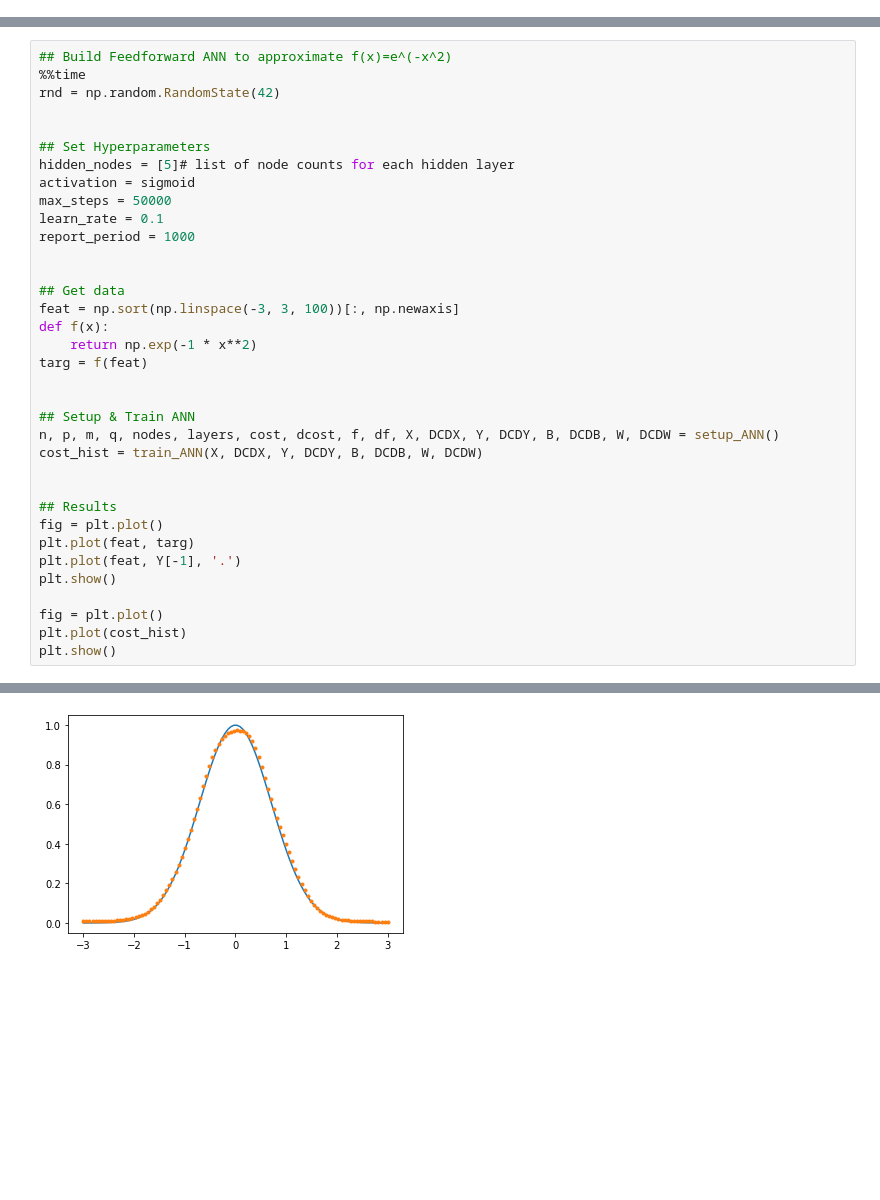
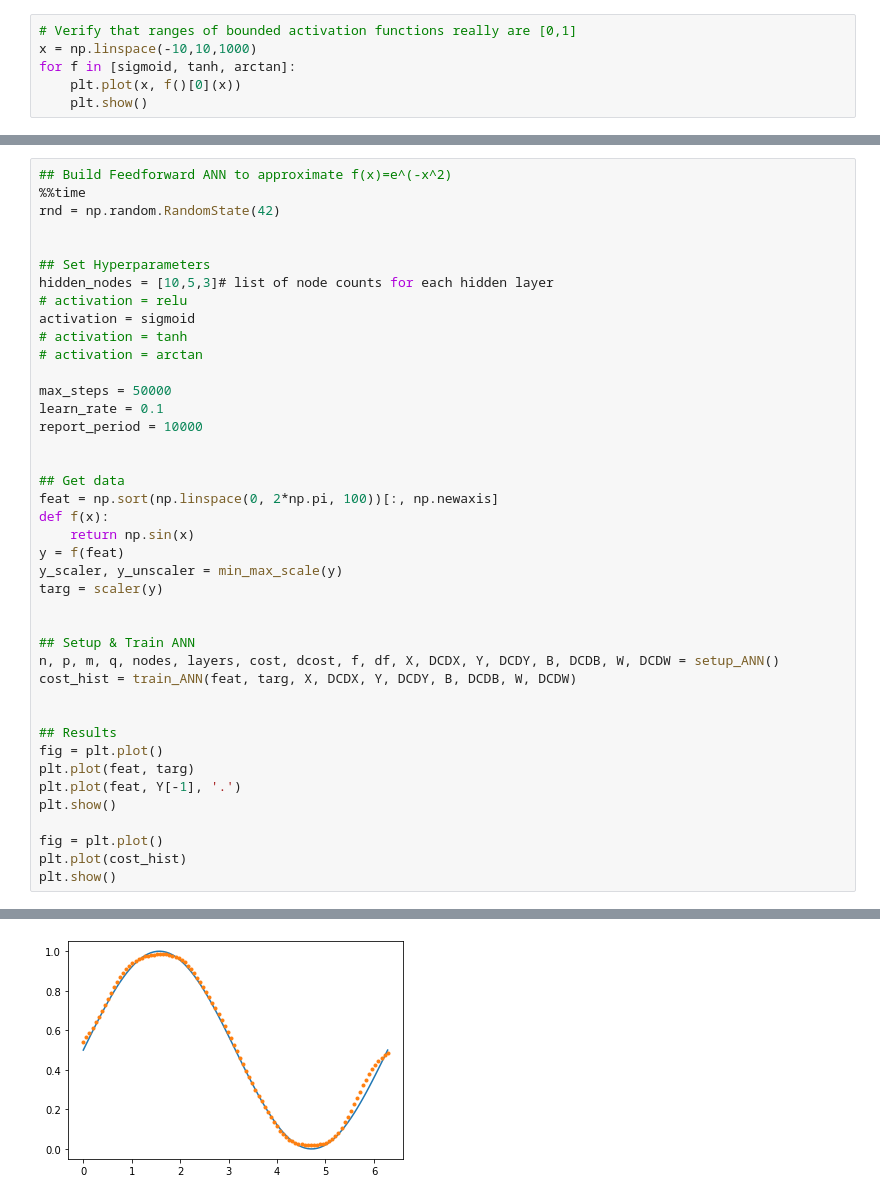
Before and after one commit to drscook/m5364_19fl_Data_Mining1, a Jupyter notebook: DM2/Intro_to_Rudimentary_Neural_Networks.ipynb, the cells around one changed output, grey strips where cells are left out. Cells and saved outputs as stored; diff of their text form; blank space fills up the shorter version.

```diff
--- a/DM2/Intro_to_Rudimentary_Neural_Networks.ipynb
+++ b/DM2/Intro_to_Rudimentary_Neural_Networks.ipynb
@@ -148,3 +163,9 @@ def descend_gradient(B, W):
     for l in range(layers-1):
         B[l] -= DCDB[l] / m * learn_rate
         W[l] -= DCDW[l] / m * learn_rate
+# %%
+# Verify that ranges of bounded activation functions really are [0,1]
+x = np.linspace(-10,10,1000)
+for f in [sigmoid, tanh, arctan]:
+    plt.plot(x, f()[0](x))
+    plt.show()
@@ -155,23 +180,29 @@ rnd = np.random.RandomState(42)
 
 
 ## Set Hyperparameters
-hidden_nodes = [5]# list of node counts for each hidden layer
+hidden_nodes = [10,5,3]# list of node counts for each hidden layer
+# activation = relu
 activation = sigmoid
+# activation = tanh
+# activation = arctan
+
 max_steps = 50000
 learn_rate = 0.1
-report_period = 1000
+report_period = 10000
 
 
 ## Get data
-feat = np.sort(np.linspace(-3, 3, 100))[:, np.newaxis]
+feat = np.sort(np.linspace(0, 2*np.pi, 100))[:, np.newaxis]
 def f(x):
-    return np.exp(-1 * x**2)
-targ = f(feat)
+    return np.sin(x)
+y = f(feat)
+y_scaler, y_unscaler = min_max_scale(y)
+targ = scaler(y)
 
 
 ## Setup & Train ANN
 n, p, m, q, nodes, layers, cost, dcost, f, df, X, DCDX, Y, DCDY, B, DCDB, W, DCDW = setup_ANN()
-cost_hist = train_ANN(X, DCDX, Y, DCDY, B, DCDB, W, DCDW)
+cost_hist = train_ANN(feat, targ, X, DCDX, Y, DCDY, B, DCDB, W, DCDW)
 
 
 ## Results
@@ -195 +223 @@ Terminate at step 6052 cost = 9.999232782293785e-05
-[figure, old version]
+[figure, new version]
```
Also changed, not shown: parts of 4 cells of this notebook.
